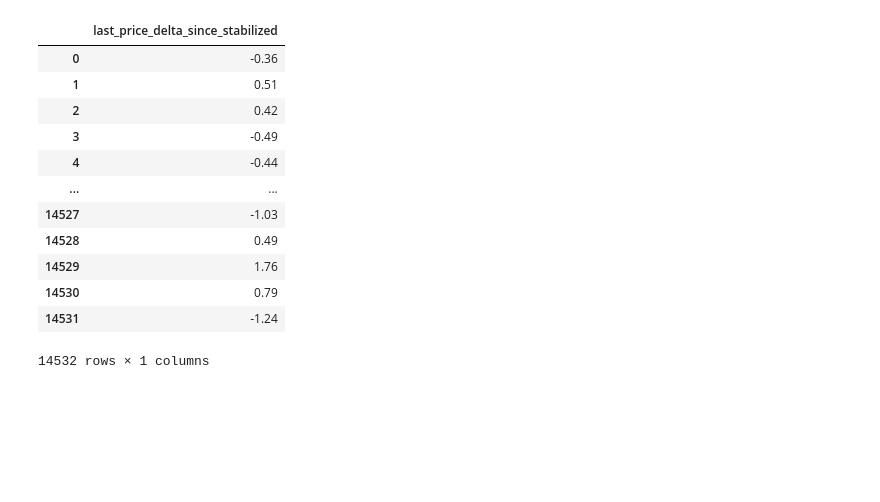
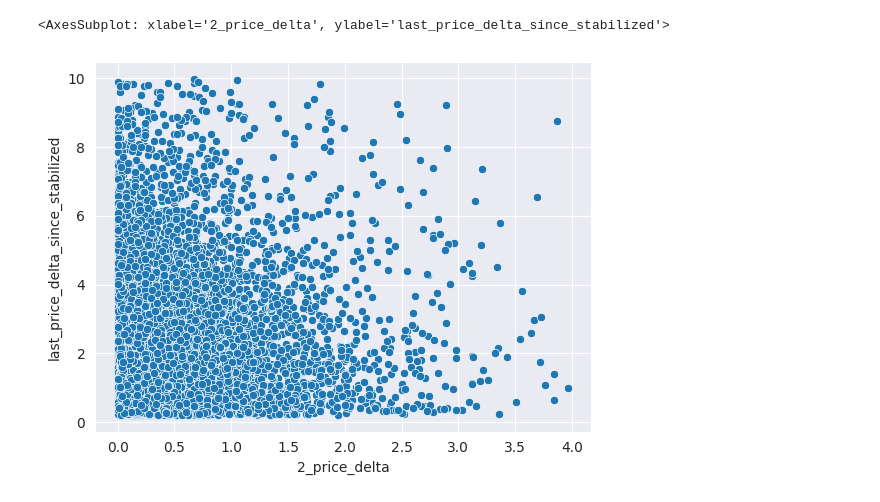
Before and after one commit to kjozsa/spreadsurfer, a Jupyter notebook: analyze.ipynb, the cells around one changed output. Cells and saved outputs as stored; diff of their text form; code cells hidden in the pictures; blank space fills up the shorter version.

```diff
--- a/analyze.ipynb
+++ b/analyze.ipynb
@@ -77,24 +80,9 @@ sns.displot(y=df.last_price_delta_since_stabilized, x=df.stabilized_spread)
-# %%
-waves = df.copy()
-cols = waves.columns
-for col in cols:
-    if not '_price_delta' in col:
-        waves.drop(col, inplace=True, axis=1)
-# waves.drop('last_price_delta_since_stabilized', inplace=True, axis=1)
-display(waves)
-
-# sns.barplot()
-# %% [output]
-|  | last_price_delta_since_stabilized |
-| 0 | -0.36 |
-| 1 | 0.51 |
-| 2 | 0.42 |
-| 3 | -0.49 |
-| 4 | -0.44 |
-| ... | ... |
-| 14527 | -1.03 |
-| 14528 | 0.49 |
-| 14529 | 1.76 |
-| 14530 | 0.79 |
-| 14531 | -1.24 |
-14532 rows × 1 columns
+# %%
+sns.scatterplot(x=df['0_price_delta'], y=abs(df.last_price_delta_since_stabilized))
+sns.scatterplot(x=df['1_price_delta'], y=abs(df.last_price_delta_since_stabilized))
+sns.scatterplot(x=df['2_price_delta'], y=abs(df.last_price_delta_since_stabilized))
+sns.scatterplot(x=df['3_price_delta'], y=abs(df.last_price_delta_since_stabilized))
+sns.scatterplot(x=df['4_price_delta'], y=abs(df.last_price_delta_since_stabilized))
+# %% [output]
+<AxesSubplot: xlabel='2_price_delta', ylabel='last_price_delta_since_stabilized'>
+[figure, added]
```
Also changed, not shown: parts of 4 cells of this notebook, 5 other files.
